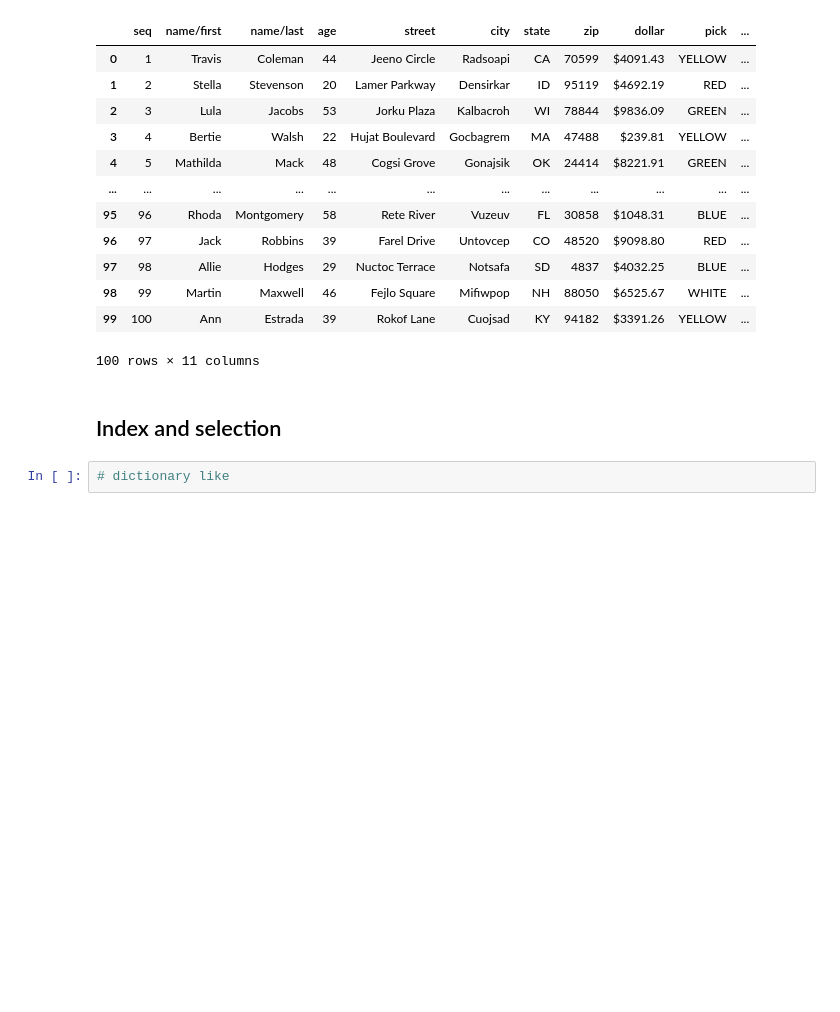
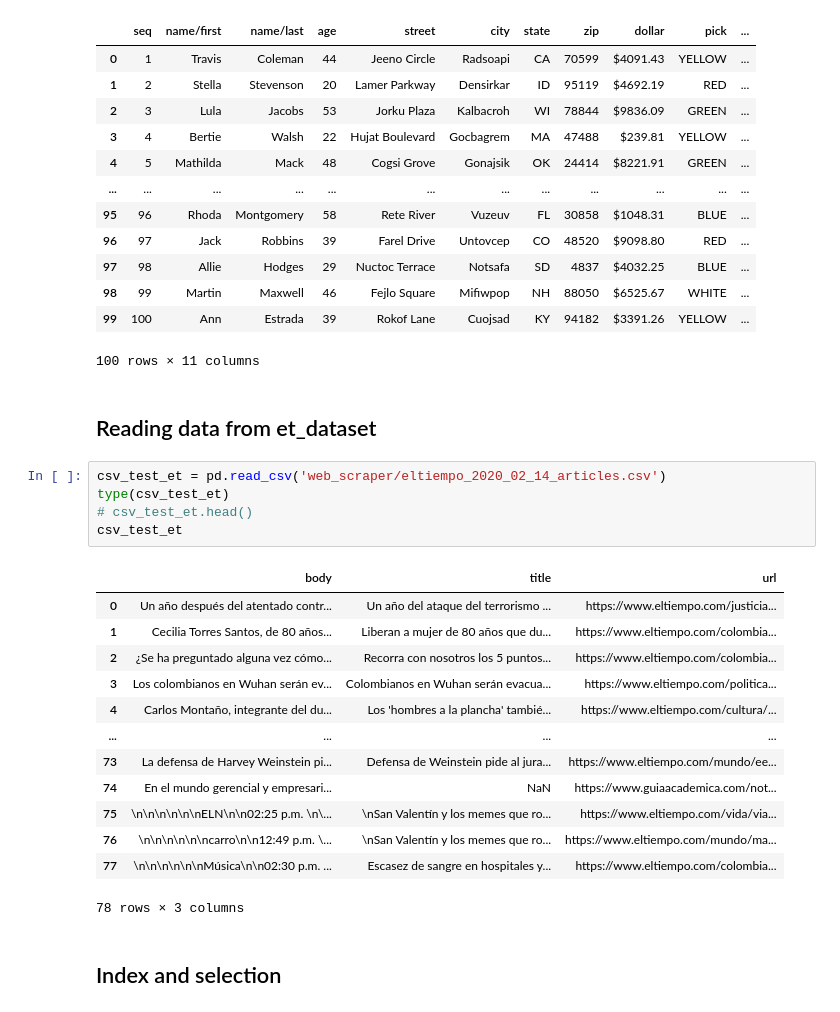
Before and after one commit to cristian-rincon/data-eng-1, a Jupyter notebook: Introduction-to-pandas.ipynb, the cells around one changed output. Cells and saved outputs as stored; diff of their text form; blank space fills up the shorter version.

```diff
--- a/Introduction-to-pandas.ipynb
+++ b/Introduction-to-pandas.ipynb
@@ -70,7 +70,26 @@ csv_test
 | 98 | 99 | Martin | Maxwell | 46 | Fejlo Square | Mifiwpop | NH | 88050 | $6525.67 | WHITE | ... |
 | 99 | 100 | Ann | Estrada | 39 | Rokof Lane | Cuojsad | KY | 94182 | $3391.26 | YELLOW | ... |
 100 rows × 11 columns
+# %% [markdown]
+## Reading data from et_dataset
+# %%
+csv_test_et = pd.read_csv('web_scraper/eltiempo_2020_02_14_articles.csv')
+type(csv_test_et)
+# csv_test_et.head()
+csv_test_et
+# %% [output]
+|  | body | title | url |
+| 0 | Un año después del atentado contr... | Un año del ataque del terrorismo ... | https://www.eltiempo.com/justicia... |
+| 1 | Cecilia Torres Santos, de 80 años... | Liberan a mujer de 80 años que du... | https://www.eltiempo.com/colombia... |
+| 2 | ¿Se ha preguntado alguna vez cómo... | Recorra con nosotros los 5 puntos... | https://www.eltiempo.com/colombia... |
+| 3 | Los colombianos en Wuhan serán ev... | Colombianos en Wuhan serán evacua... | https://www.eltiempo.com/politica... |
+| 4 | Carlos Montaño, integrante del du... | Los 'hombres a la plancha' tambié... | https://www.eltiempo.com/cultura/... |
+| ... | ... | ... | ... |
+| 73 | La defensa de Harvey Weinstein pi... | Defensa de Weinstein pide al jura... | https://www.eltiempo.com/mundo/ee... |
+| 74 | En el mundo gerencial y empresari... | NaN | https://www.guiaacademica.com/not... |
+| 75 | \n\n\n\n\n\nELN\n\n02:25 p.m. \n\... | \nSan Valentín y los memes que ro... | https://www.eltiempo.com/vida/via... |
+| 76 | \n\n\n\n\n\ncarro\n\n12:49 p.m. \... | \nSan Valentín y los memes que ro... | https://www.eltiempo.com/mundo/ma... |
+| 77 | \n\n\n\n\n\nMúsica\n\n02:30 p.m. ... | Escasez de sangre en hospitales y... | https://www.eltiempo.com/colombia... |
+78 rows × 3 columns
 # %% [markdown]
 ## Index and selection
-# %%
-# dictionary like
```
Also changed, not shown: parts of 10 cells of this notebook, 8 other files.
